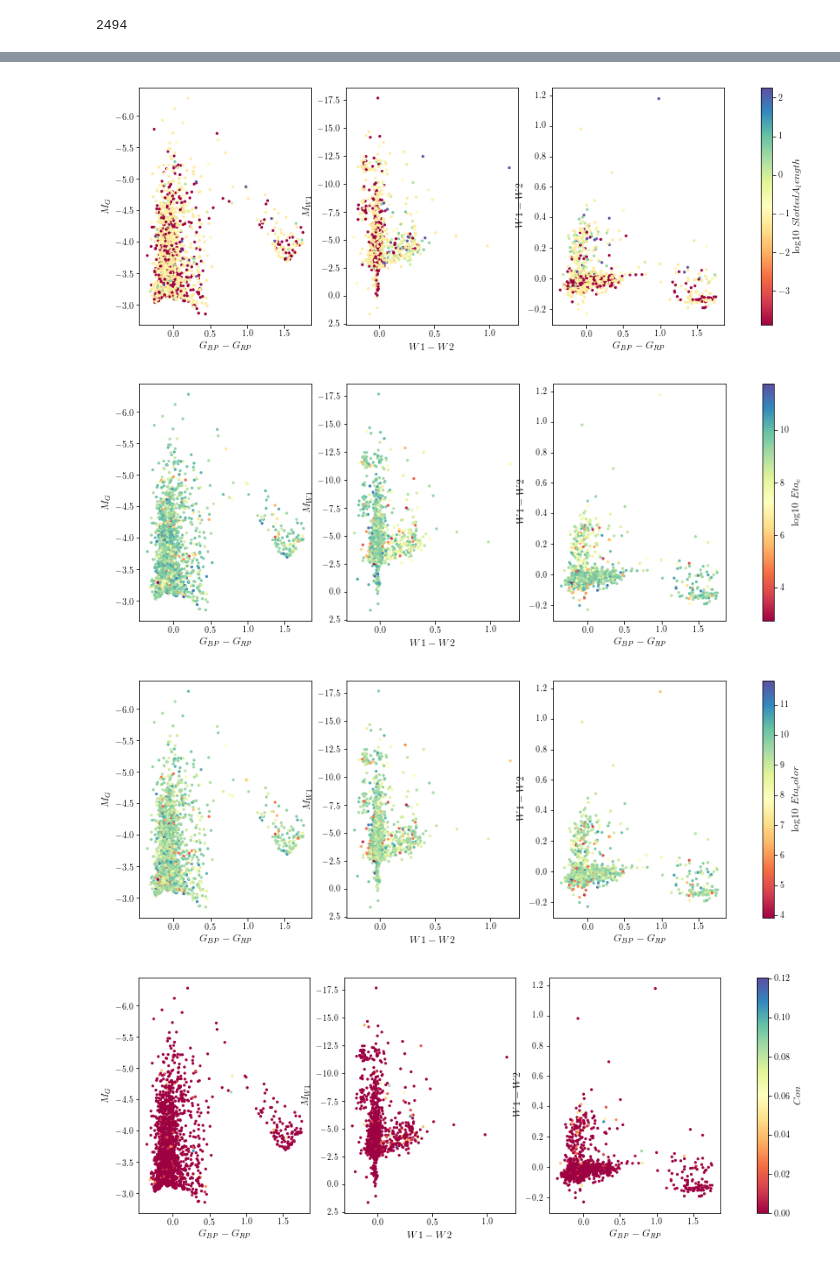
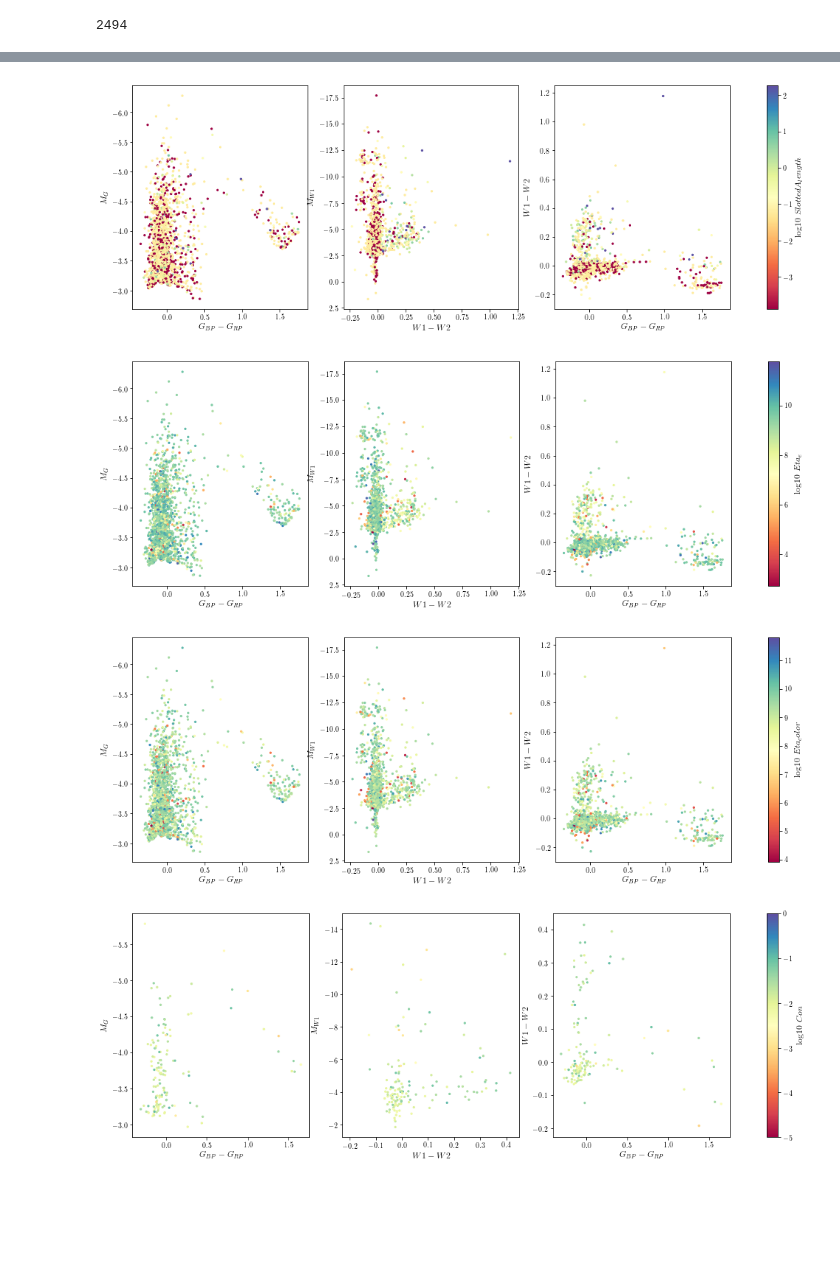
Before and after one commit to tzdwi/GaiaSprintMassive, a Jupyter notebook: WISE/code/massive.ipynb, the cells around one changed output, grey strips where cells are left out. Drawn from its saved outputs; the diff is of its cells as text; code cells hidden in the pictures; blank space fills up the shorter version.

```diff
--- a/WISE/code/massive.ipynb
+++ b/WISE/code/massive.ipynb
@@ -98,6 +94,8 @@ def plot_3_plots(df, col=None, cfunc=None, clim=None, points='scatter', *args, *
     for ax in axes[:2]:
         ax.invert_yaxis()
 
+    fig.tight_layout()
+
     if col is not None:
 
         cbar = plt.colorbar(col_obj,ax=[optax,irax,colax],label=clab)
@@ -141,19 +193,19 @@ fig, optax, irax, colax, cbar = plot_3_plots(bright, col='Autocor_length', cfunc
 # %%
 fig, optax, irax, colax, cbar = plot_3_plots(bright, col='SlottedA_length', cfunc=np.log10, points='scatter', s=5, cmap='Spectral')
 # %% [output]
-[figure, old version]
+[figure, new version]
 # %%
 fig, optax, irax, colax, cbar = plot_3_plots(bright, col='Eta_e', cfunc=np.log10, points='scatter', s=5, cmap='Spectral')
 # %% [output]
-[figure, old version]
+[figure, new version]
 # %%
 fig, optax, irax, colax, cbar = plot_3_plots(bright, col='Eta_color', cfunc=np.log10, points='scatter', s=5, cmap='Spectral')
 # %% [output]
-[figure, old version]
+[figure, new version]
 # %%
-fig, optax, irax, colax, cbar = plot_3_plots(bright, col='Con', points='scatter', s=5, cmap='Spectral')
+fig, optax, irax, colax, cbar = plot_3_plots(bright, col='Con', cfunc=np.log10, clim=(-5,0), points='scatter', s=5, cmap='Spectral')
 # %% [output]
-[figure, old version]
+[figure, new version]
 # %%
 fig, optax, irax, colax, cbar = plot_3_plots(bright, col='AndersonDarling', points='scatter', s=5, cmap='Spectral')
 # %% [output]
```
Also changed, not shown: parts of 27 cells of this notebook, 1 other file.
